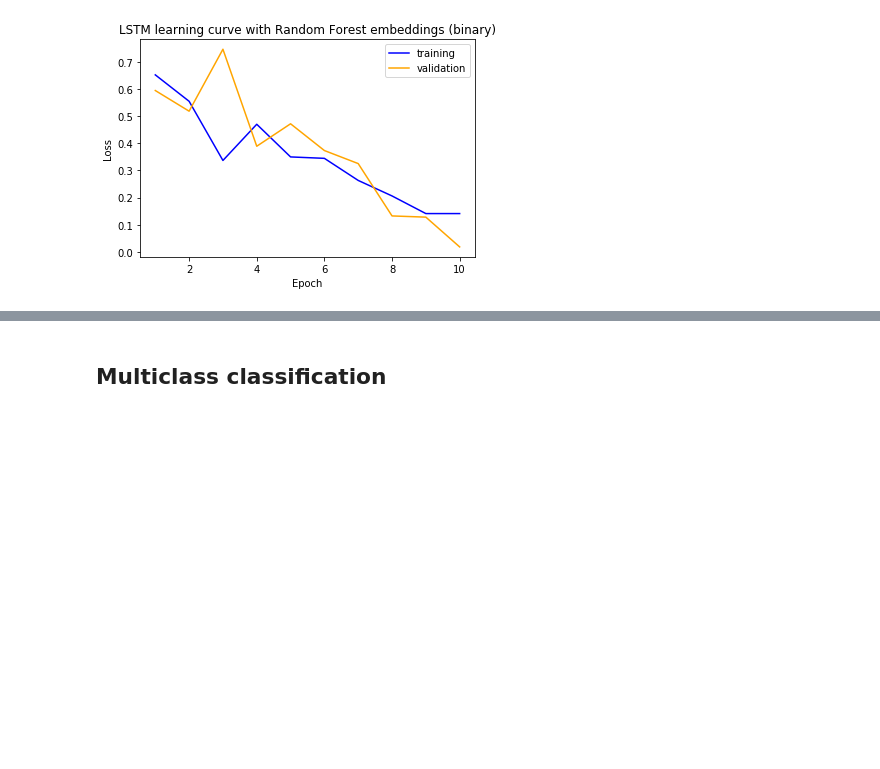
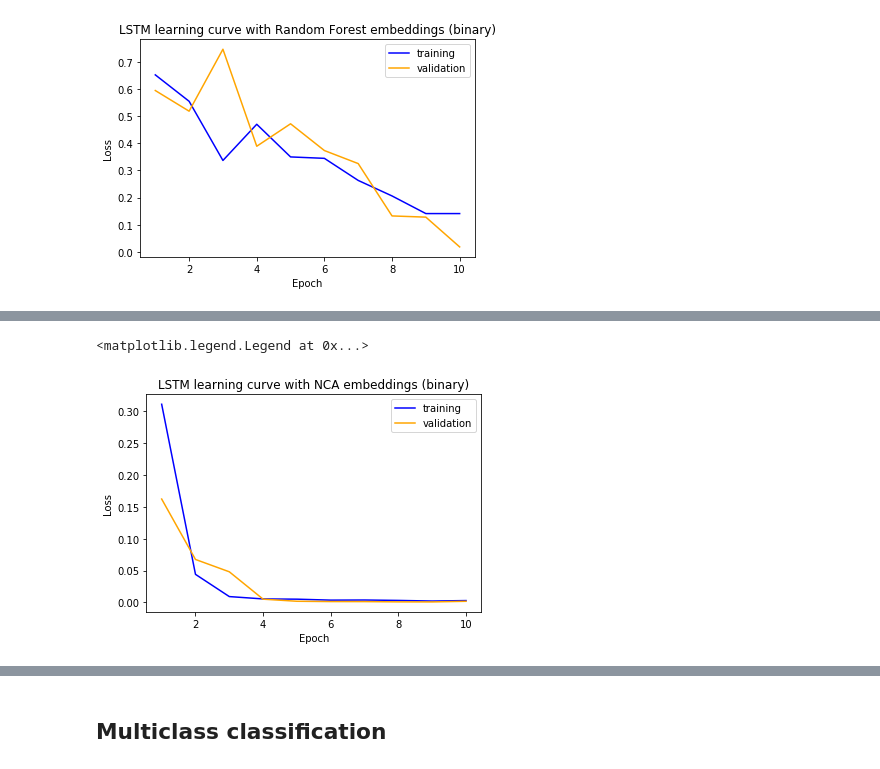
Before and after one commit to PosoSAgapo/NER-with-EEG-and-ET, a Jupyter notebook: task_prediction.ipynb, the cells around one changed output, grey strips where cells are left out. Drawn from its saved outputs; the diff is of its cells as text; code cells hidden in the pictures; blank space fills up the shorter version.

```diff
--- a/task_prediction.ipynb
+++ b/task_prediction.ipynb
@@ -238,0 +311,6 @@ plt.legend(['training', 'validation'], loc='upper right')
+# %%
+## Batches for binary classification ##
+
+# create data loaders for both embeddings extracted via random forest and nca embeddings
+train_loader_rf_bi, val_loader_rf_bi = get_data_batches(X_train_rf, y_train_bi, X_val_rf, y_val_bi, batch_size)
+train_loader_nca_bi , val_loader_nca_bi = get_data_batches(X_train_nca, y_train_bi, X_val_nca, y_val_bi, batch_size)
@@ -238,0 +324,18 @@ plt.legend(['training', 'validation'], loc='upper right')
+# %%
+train_loader = train_loader_nca_bi
+val_loader = val_loader_nca_bi
+test_loader = test_loader_nca_bi
+# %%
+# instantiate the model with pre-defined hyperparameters
+model = VanillaBiLSTM(embedding_dim, hidden_dim, output_size, n_layers, task = classification)
+
+# we'll also set the model to the device that we defined earlier (default is CPU)
+# model has to be converted to dtype double
+model = model.double()
+model.to(device)
+
+# binary cross-entropy for binary classification task, cross-entropy loss for multiclass
+criterion = loss_func(classification)
+optimizer = get_optim(model, lr)
+# %%
+train_losses, train_accs, train_f1_scores, val_losses, val_accs, val_f1_scores, model = fit(model, criterion, optimizer, train_loader, val_loader, classification, epochs, batch_size, seq_length)
@@ -238,0 +386,10 @@ plt.legend(['training', 'validation'], loc='upper right')
+# %%
+plt.plot(range(1, 11), train_losses, color='blue')
+plt.plot(range(1, 11), val_losses, color='orange')
+plt.title("LSTM learning curve with NCA embeddings (binary)")
+plt.ylabel('Loss')
+plt.xlabel('Epoch')
+plt.legend(['training', 'validation'], loc='upper right')
+# %% [output]
+<matplotlib.legend.Legend at 0x...>
+[figure, added]
```
Also changed, not shown: parts of 26 cells of this notebook, 11 other files.
